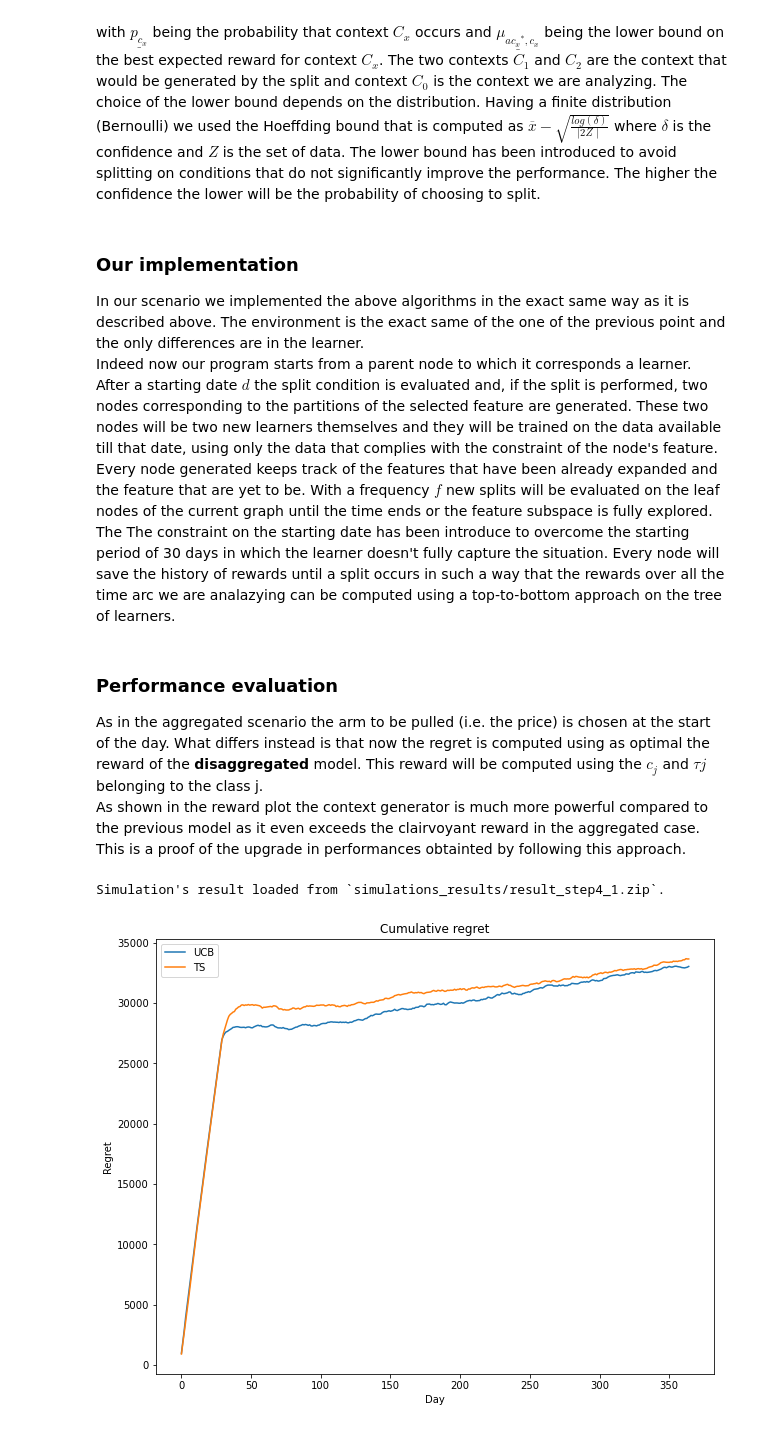
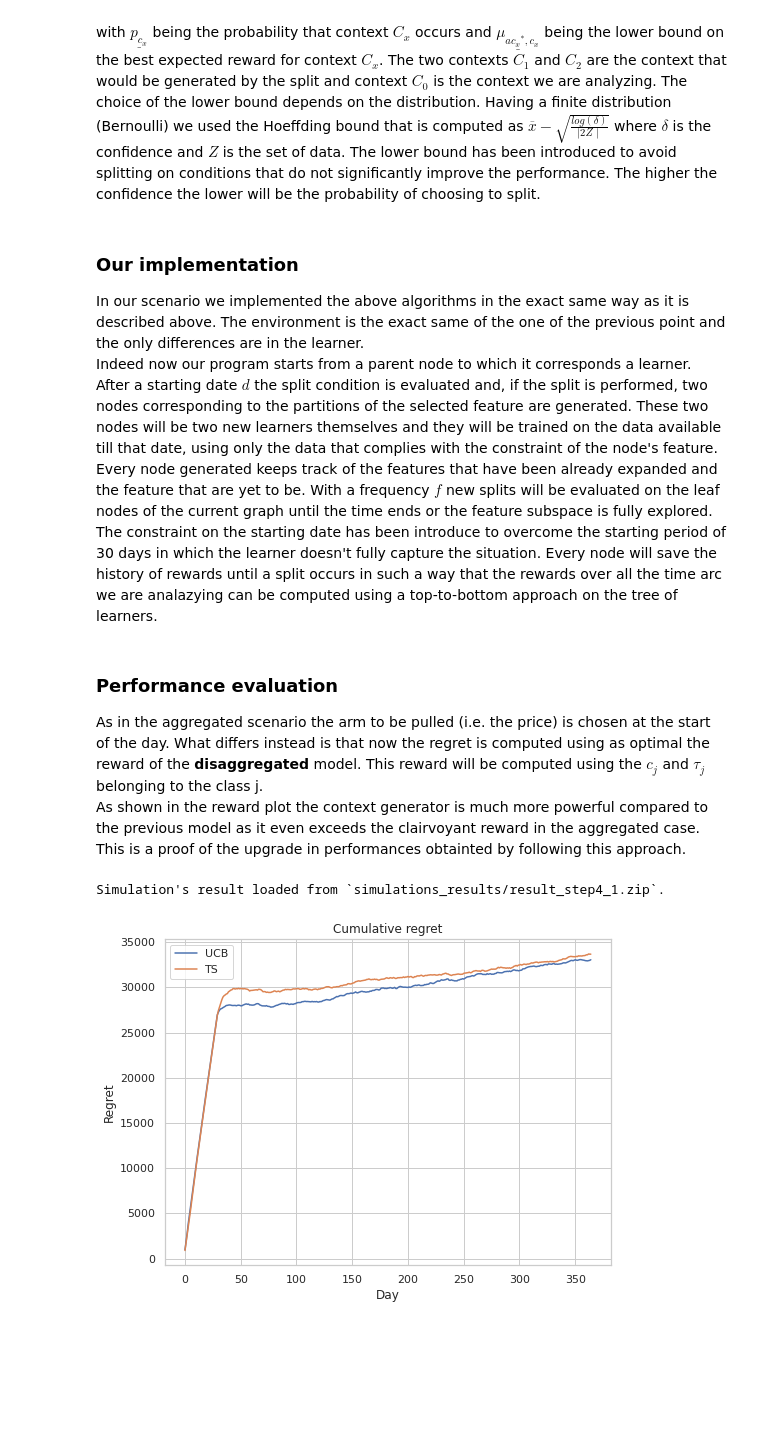
Before and after one commit to fcolombo7/DataIntelligenceApplications, a Jupyter notebook: Pricing Report.ipynb, the cells around one changed output. Cells and saved outputs as stored; diff of their text form; code cells hidden in the pictures; blank space fills up the shorter version.

```diff
--- a/Pricing Report.ipynb
+++ b/Pricing Report.ipynb
@@ -145,14 +146,13 @@ After a starting date $d$ the split condition is evaluated and, if the split is
 These two nodes will be two new learners themselves and they will be trained on the data available till that date, using only the data that complies with the constraint of the node's feature. \
 Every node generated keeps track of the features that have been already expanded and the feature that are yet to be.
 With a frequency $f$ new splits will be evaluated on the leaf nodes of the current graph until the time ends or the feature subspace is fully explored. \
-The
 The constraint on the starting date has been introduce to overcome the starting period of 30 days in which the learner doesn't fully capture the situation.
 Every node will save the history of rewards until a split occurs in such a way that the rewards over all the time arc we are analazying can be computed using a top-to-bottom approach on the tree of learners.
 # %% [markdown]
 ### Performance evaluation
 As in the aggregated scenario the arm to be pulled (i.e. the price) is chosen at the start of the day.
-What differs instead is that now the regret is computed using as optimal the reward of the __disaggregated__ model. This reward will be computed using the $c_j$ and $\tau{j}$ belonging to the class j. \
-As shown in the reward plot the context generator is much more powerful compared to the previous model as it even exceeds the clairvoyant reward in the aggregated case.
+What differs instead is that now the regret is computed using as optimal the reward of the __disaggregated__ model. This reward will be computed using the $c_j$ and $\tau_j$ belonging to the class j. \
+As shown in the reward plot the context generator is much more powerful compared to the previous model as it even exceeds the clairvoyant reward in the aggregated case. \
 This is a proof of the upgrade in performances obtainted by following this approach.
 # %%
 src = 'src/basic007.json'
@@ -164,7 +164,7 @@ task.load(task_result)
 # %% [output]
 Simulation's result loaded from `simulations_results/result_step4_1.zip`.
 # %%
-task.plot(0, theme='whitegrid')
+task.plot(0, figsize=(8,6))
 # %% [output]
-[figure, old version]
+[figure, new version]
 # %%
```
Also changed, not shown: parts of 9 cells of this notebook, 1 other file.
